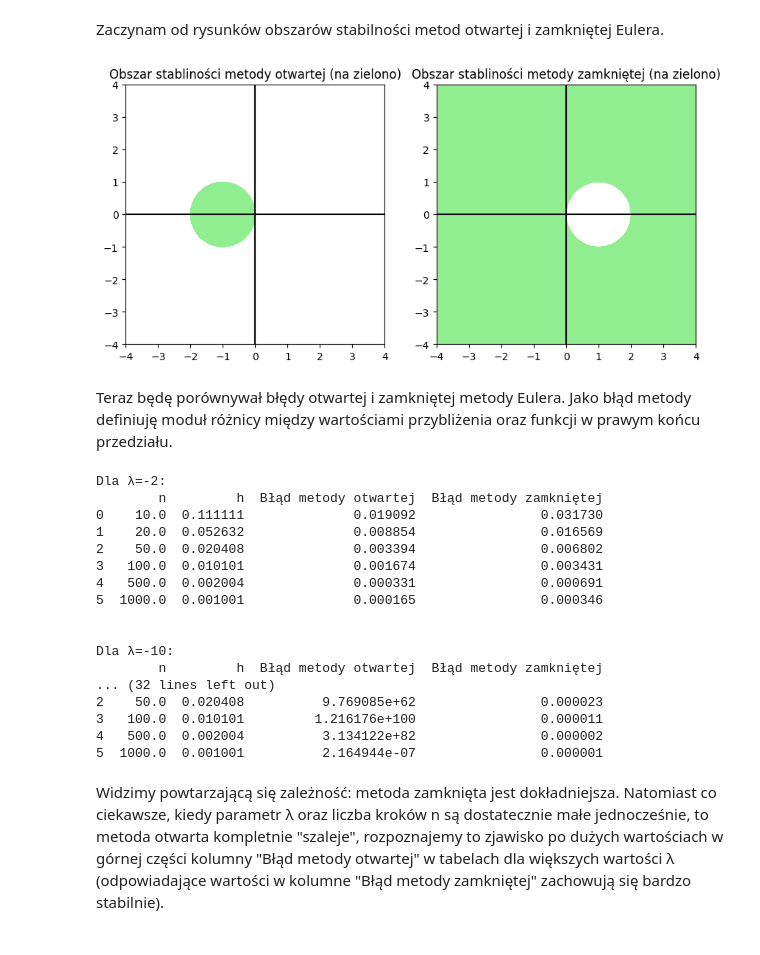
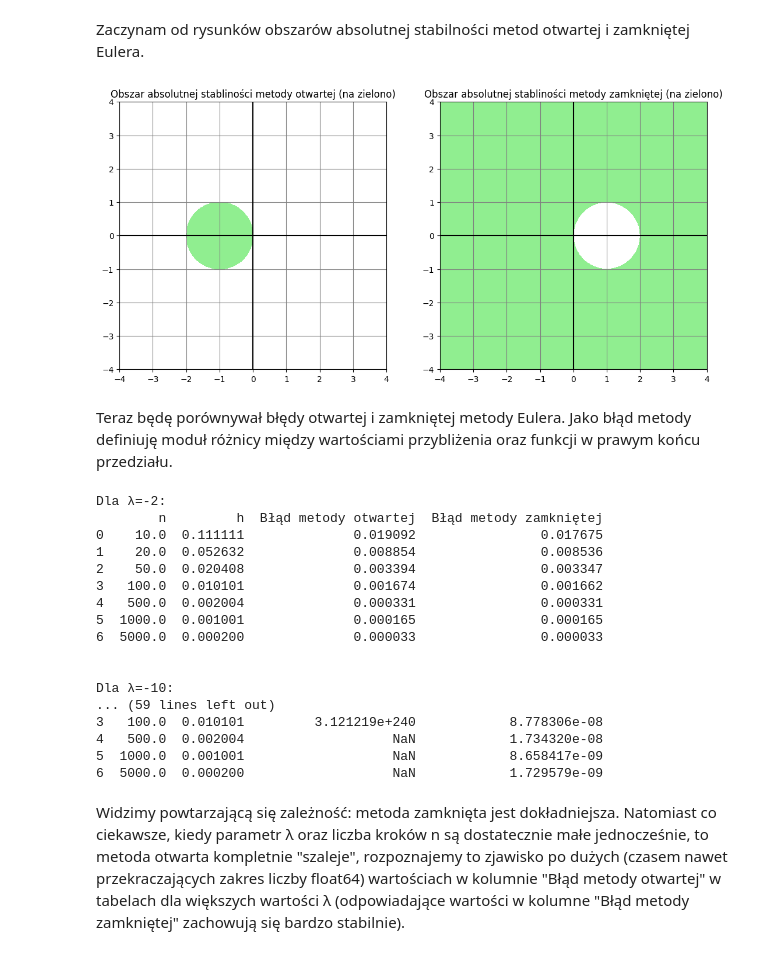
Before and after one commit to Hel4r/MNdRRZ-zadanie-numeryczne-2, a Jupyter notebook: zadanie-numeryczne-2.ipynb, the cells around one changed output. Cells and saved outputs as stored; diff of their text form; code cells hidden in the pictures.

```diff
--- a/zadanie-numeryczne-2.ipynb
+++ b/zadanie-numeryczne-2.ipynb
@@ -4,34 +4,36 @@ import sympy as sp
 from matplotlib import pyplot as plt
 import pandas as pd
 # %% [markdown]
-Zaczynam od rysunków obszarów stabilności metod otwartej i zamkniętej Eulera.
+Zaczynam od rysunków obszarów absolutnej stabilności metod otwartej i zamkniętej Eulera.
 # %%
 # funkcje stabilności
 R_o = lambda z: 1 + z
 R_z = lambda z: 1/(1 - z)
 
 # siatka [-4, 4]x[-4, 4] o 1000 punktów podziału każdego wymiaru
 x = np.linspace(-4, 4, 1000)
 y = np.linspace(-4, 4, 1000)
 X, Y = np.meshgrid(x, y)
 Z = X + Y*1j
 
 mask_o = np.abs(R_o(Z))
 mask_z = np.abs(R_z(Z))
-fig, ax = plt.subplots(1, 2, figsize = (10, 10))
+fig, ax = plt.subplots(1, 2, figsize = (13, 10))
 ax[0].contourf(X, Y, mask_o < 1, colors = ['white', 'lightgreen'])
 ax[0].set_aspect('equal')
 ax[0].axvline(color = 'black')
 ax[0].axhline(color = 'black')
-ax[0].set_title('Obszar stabliności metody otwartej (na zielono)')
+ax[0].set_title('Obszar absolutnej stabliności metody otwartej (na zielono)')
+ax[0].grid(color = 'grey')
 ax[1].contourf(X, Y, mask_z < 1, colors = ['white', 'lightgreen'])
 ax[1].set_aspect('equal')
 ax[1].axvline(color = 'black')
 ax[1].axhline(color = 'black')
-ax[1].set_title('Obszar stabliności metody zamkniętej (na zielono)')
+ax[1].set_title('Obszar absolutnej stabliności metody zamkniętej (na zielono)')
+ax[1].grid(color = 'grey')
 plt.show()
 # %% [output]
-[figure, old version]
+[figure, new version]
 # %% [markdown]
 Teraz będę porównywał błędy otwartej i zamkniętej metody Eulera. Jako błąd metody definiuję moduł różnicy między wartościami przybliżenia oraz funkcji w prawym końcu przedziału.
 # %%
@@ -50,9 +52,9 @@ def xk1_zamknieta(xk, tk1, h, λ):
 # funkcja generująca kolejny krok w otwartej metodzie Eulera
 xk1_otwarta = lambda xk, tk, h, λ: xk + h*f(λ, tk, xk)
 
-ns = [10, 20, 50, 100, 500, 1000] # lista z kolejnymi liczbami punktów podziałów
+ns = [10, 20, 50, 100, 500, 1000, 5000] # lista z kolejnymi liczbami punktów podziałów
 hs = [1/(h-1) for h in ns] # lista z kolejnymi długościami kroków
-lambdas = [-2*5**i for i in range(5)] # lista kolejnych parametrów λ
+lambdas = [-2*5**i for i in range(7)] # lista kolejnych parametrów λ
 
 for λ in lambdas:
     print(f'\n\nDla λ={λ}:')
@@ -66,7 +68,7 @@ for λ in lambdas:
         x_zamk[0] = 1
         for k in range(n-1):
             x_otw[k+1] = xk1_otwarta(x_otw[k], t[k], 1/(n-1), λ)
-            x_zamk[k+1] = xk1_zamknieta(x_zamk[k], t[k+1], 1/(n+1), λ)
+            x_zamk[k+1] = xk1_zamknieta(x_zamk[k], t[k+1], 1/(n-1), λ)
         x_otwarte_punkty_koncowe.append(x_otw[-1])
         x_zamkniete_punkty_koncowe.append(x_zamk[-1])
 
@@ -89,20 +91,20 @@ for λ in lambdas:
 # %% [output]
 Dla λ=-2:
         n         h  Błąd metody otwartej  Błąd metody zamkniętej
-0    10.0  0.111111              0.019092                0.031730
-1    20.0  0.052632              0.008854                0.016569
-2    50.0  0.020408              0.003394                0.006802
-3   100.0  0.010101              0.001674                0.003431
-4   500.0  0.002004              0.000331                0.000691
-5  1000.0  0.001001              0.000165                0.000346
+0    10.0  0.111111              0.019092                0.017675
+1    20.0  0.052632              0.008854                0.008536
+2    50.0  0.020408              0.003394                0.003347
+3   100.0  0.010101              0.001674                0.001662
+4   500.0  0.002004              0.000331                0.000331
+5  1000.0  0.001001              0.000165                0.000165
+6  5000.0  0.000200              0.000033                0.000033
 
 
 Dla λ=-10:
-        n         h  Błąd metody otwartej  Błąd metody zamkniętej
-... (32 lines left out)
-2    50.0  0.020408          9.769085e+62                0.000023
-3   100.0  0.010101         1.216176e+100                0.000011
-4   500.0  0.002004          3.134122e+82                0.000002
-5  1000.0  0.001001          2.164944e-07                0.000001
+... (59 lines left out)
+3   100.0  0.010101         3.121219e+240            8.778306e-08
+4   500.0  0.002004                   NaN            1.734320e-08
+5  1000.0  0.001001                   NaN            8.658417e-09
+6  5000.0  0.000200                   NaN            1.729579e-09
 # %% [markdown]
-Widzimy powtarzającą się zależność: metoda zamknięta jest dokładniejsza. Natomiast co ciekawsze, kiedy parametr λ oraz liczba kroków n są dostatecznie małe jednocześnie, to metoda otwarta kompletnie "szaleje", rozpoznajemy to zjawisko po dużych wartościach w górnej części kolumny "Błąd metody otwartej" w tabelach dla większych wartości λ (odpowiadające wartości w kolumne "Błąd metody zamkniętej" zachowują się bardzo stabilnie).
+Widzimy powtarzającą się zależność: metoda zamknięta jest dokładniejsza. Natomiast co ciekawsze, kiedy parametr λ oraz liczba kroków n są dostatecznie małe jednocześnie, to metoda otwarta kompletnie "szaleje", rozpoznajemy to zjawisko po dużych (czasem nawet przekraczających zakres liczby float64) wartościach w kolumnie "Błąd metody otwartej" w tabelach dla większych wartości λ (odpowiadające wartości w kolumne "Błąd metody zamkniętej" zachowują się bardzo stabilnie).
```
Also changed, not shown: 1 other file.
